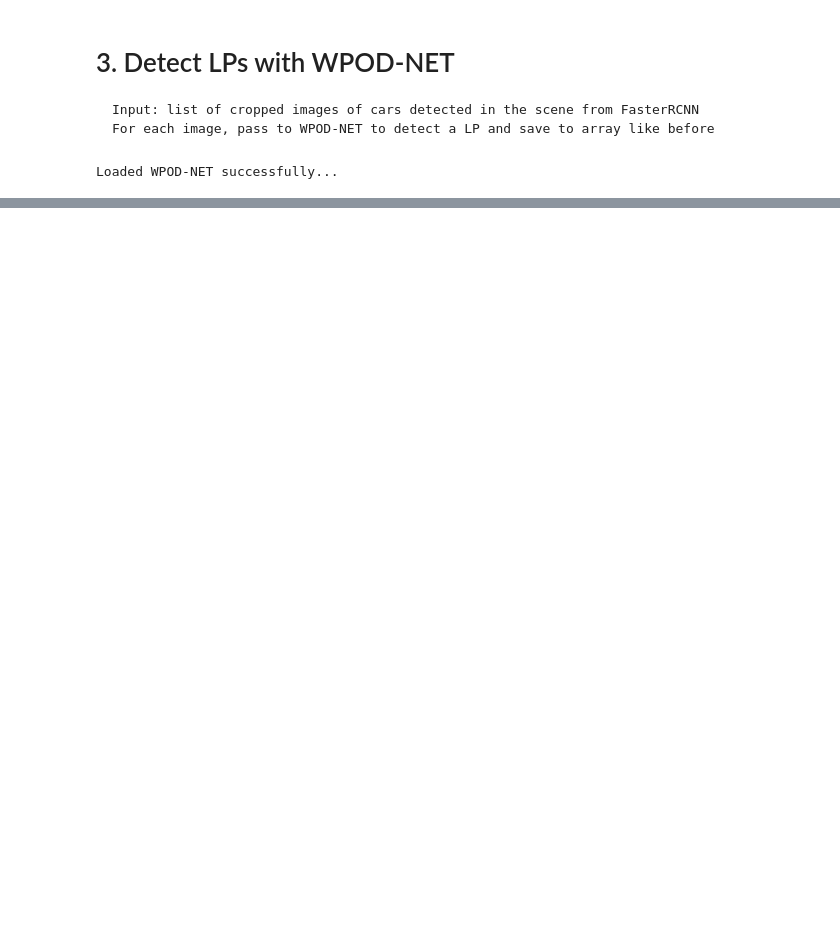
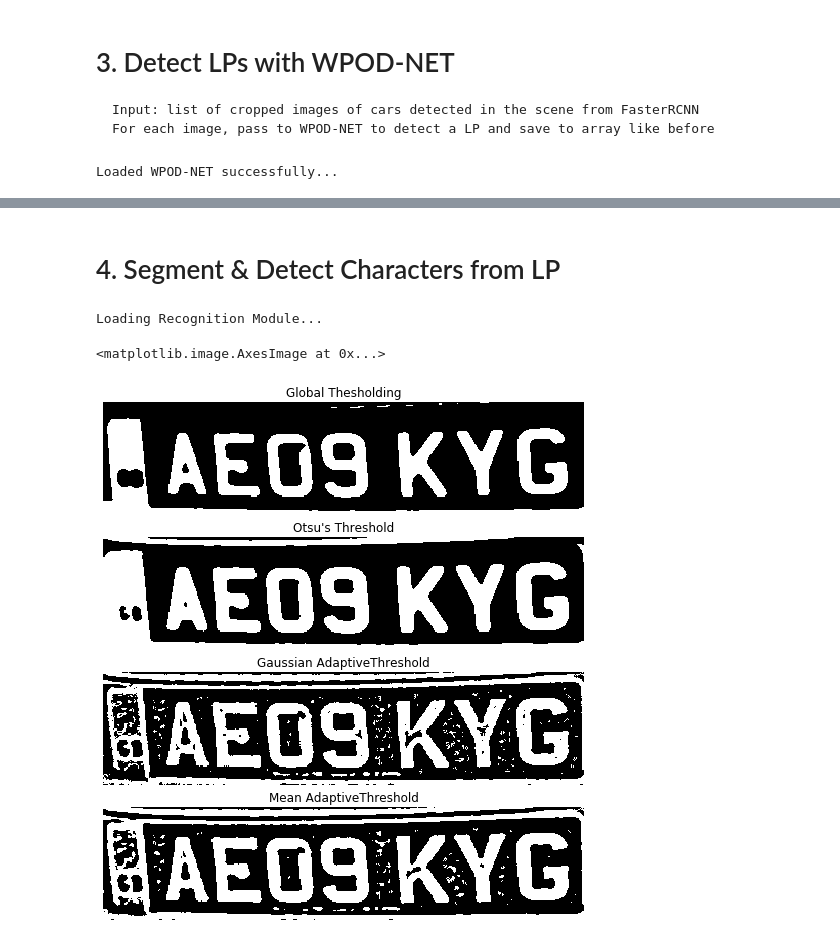
Before and after one commit to jwillow19/license-plate-detection-recognition, a Jupyter notebook: pipeline/Pipeline.ipynb, the cells around one changed output, grey strips where cells are left out. Drawn from its saved outputs; the diff is of its cells as text; code cells hidden in the pictures; blank space fills up the shorter version.

```diff
--- a/pipeline/Pipeline.ipynb
+++ b/pipeline/Pipeline.ipynb
@@ -447,13 +450,13 @@ wpod_net = load_model('../model/wpod-net.json', '../model/wpod-net.h5')
 # %% [output]
 Loaded WPOD-NET successfully...
 # %%
-lps = lp_recognition(cars, wpod_net)
+cars = lp_recognition(cars, wpod_net)
 
 # Plot each detect car from predicted output
 fig = plt.figure(figsize=(16,12))
 grid = gridspec.GridSpec(ncols=3,nrows=2,figure=fig)
 
-for ind, lp in enumerate(lps):
+for ind, lp in enumerate(cars):
     fig.add_subplot(grid[ind])
     plt.axis(False)
     plt.title(lp['id'])
@@ -461,7 +464,7 @@ for ind, lp in enumerate(lps):
         plt.imshow(lp["lp"])
     except TypeError:
         pass
-plt.savefig('../img/detect_lp_scene_demo')
+# plt.savefig('../img/detect_lp_scene_demo')
 # %% [output]
 (reconstruct) No LP detected:  list index out of range
 (detect_lp) Caught TypeError:  'NoneType' object is not iterable
@@ -546,0 +473,64 @@ Coordinate of plate(s) in image:
+# %%
+def prune_empty(cars):
+    '''
+    Input: list of dictionarys
+    Output: modified input - list of dictionarys with no empty LP value
+    '''
+    for ind, car in enumerate(cars):
+        if car['lp'] is None:
+            cars.pop(ind)
+    return cars
+# Remove empty instances in LPs - did not detect LP
+cars = prune_empty(cars)
+# %% [markdown]
+# 4. Segment & Detect Characters from LP
+# %%
+path_to_arch = '../character_recognition/mobile_base.json'
+path_to_weights = '../character_recognition/License_character_recognition.h5'
+path_to_labels = '../character_recognition/license_character_classes.npy'
+print('Loading Recognition Module...')
+model, labels = load_recognition(path_to_arch, path_to_weights, path_to_labels)
+# %% [output]
+Loading Recognition Module...
+# %%
+# Standard procedure from process_input
+im = cv2.convertScaleAbs(cars[2]['lp'], alpha=(255.0))
+im = cv2.cvtColor(im, cv2.COLOR_BGR2GRAY)
+im = cv2.GaussianBlur(im, (5, 5), 0)
+
+_, th1 = cv2.threshold(im, 40, 255, cv2.THRESH_BINARY_INV)
+_, th2 = cv2.threshold(im, 0, 255, cv2.THRESH_BINARY_INV + cv2.THRESH_OTSU)
+th3 = cv2.adaptiveThreshold(im,255,cv2.ADAPTIVE_THRESH_GAUSSIAN_C, cv2.THRESH_BINARY_INV, 11, 1)
+th4 = cv2.adaptiveThreshold(im,255,cv2.ADAPTIVE_THRESH_MEAN_C, cv2.THRESH_BINARY_INV, 11, 1)
+
+_, im = cv2.threshold(im, 40, 255, cv2.THRESH_BINARY_INV)
+
+fig = plt.figure(figsize=(14,12))
+grid = gridspec.GridSpec(ncols=1, nrows=5, figure=fig)
+
+
+fig.add_subplot(grid[0])
+plt.axis(False)
+plt.title('Global Thesholding')
+plt.imshow(th1, cmap='gray')
+
+fig.add_subplot(grid[1])
+plt.axis(False)
+plt.title("Otsu's Threshold")
+plt.imshow(th2, cmap='gray')
+
+fig.add_subplot(grid[2])
+plt.axis(False)
+plt.title('Gaussian AdaptiveThreshold')
+plt.imshow(th3, cmap='gray')
+
+
+fig.add_subplot(grid[3])
+plt.axis(False)
+plt.title('Mean AdaptiveThreshold')
+plt.imshow(th4, cmap='gray')
+
+# plt.savefig('../img/threshold_param')
+# %% [output]
+<matplotlib.image.AxesImage at 0x...>
+[figure, added]
```
Also changed, not shown: parts of 11 cells of this notebook.
